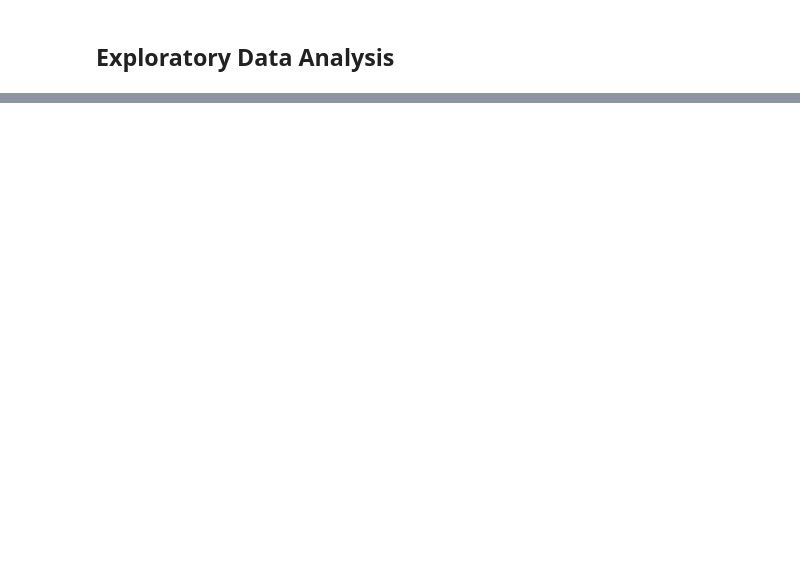
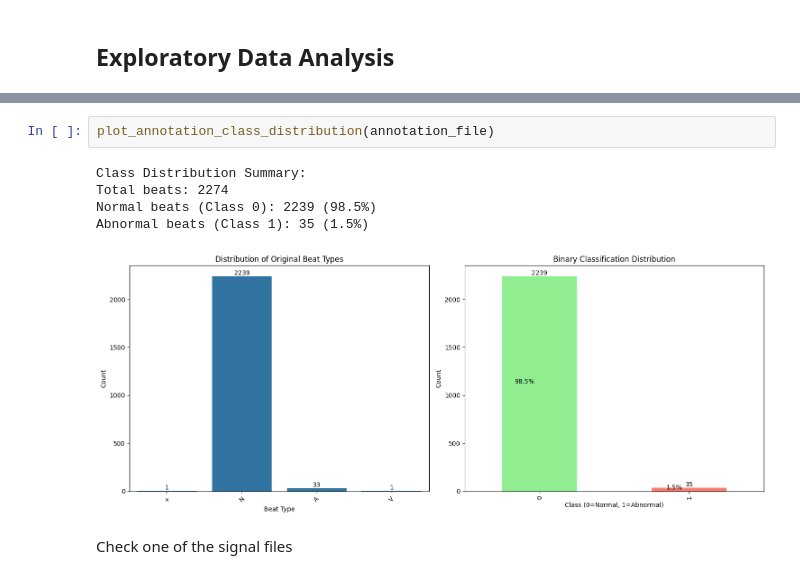
Before and after one commit to Saber-GRAF/ts-ssl-label-noise, a Jupyter notebook: notebooks/arrhythmia.ipynb, the cells around one changed output, grey strips where cells are left out. Drawn from its saved outputs; the diff is of its cells as text; blank space fills up the shorter version.

```diff
--- a/notebooks/arrhythmia.ipynb
+++ b/notebooks/arrhythmia.ipynb
@@ -26,3 +50,13 @@ df
 | 2272 | 30:04.817 | 649734 | 0 |
 | 2273 | 30:05.531 | 649991 | 0 |
 2274 rows × 3 columns
+# %%
+plot_annotation_class_distribution(annotation_file)
+# %% [output]
+Class Distribution Summary:
+Total beats: 2274
+Normal beats (Class 0): 2239 (98.5%)
+Abnormal beats (Class 1): 35 (1.5%)
+[figure, added]
+# %% [markdown]
+Check one of the signal files
```
Also changed, not shown: parts of 35 cells of this notebook, 12 other files.
